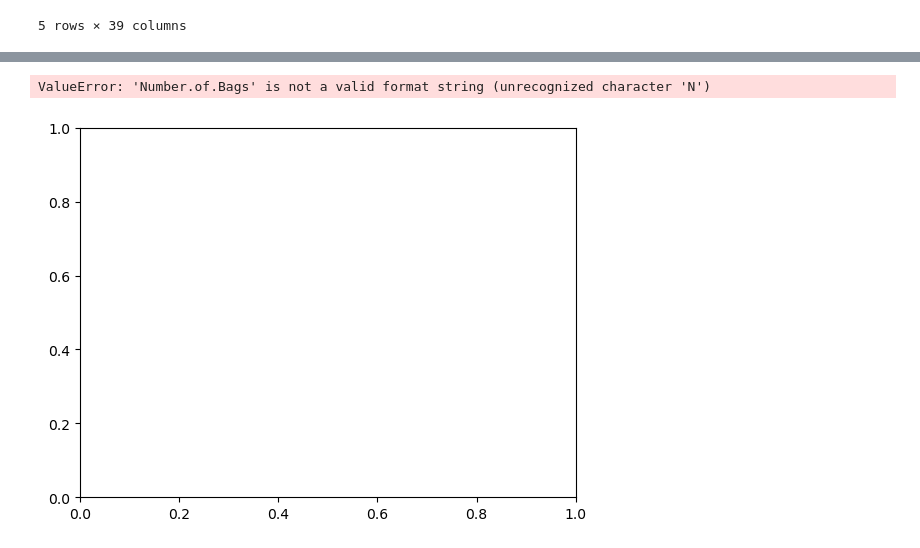
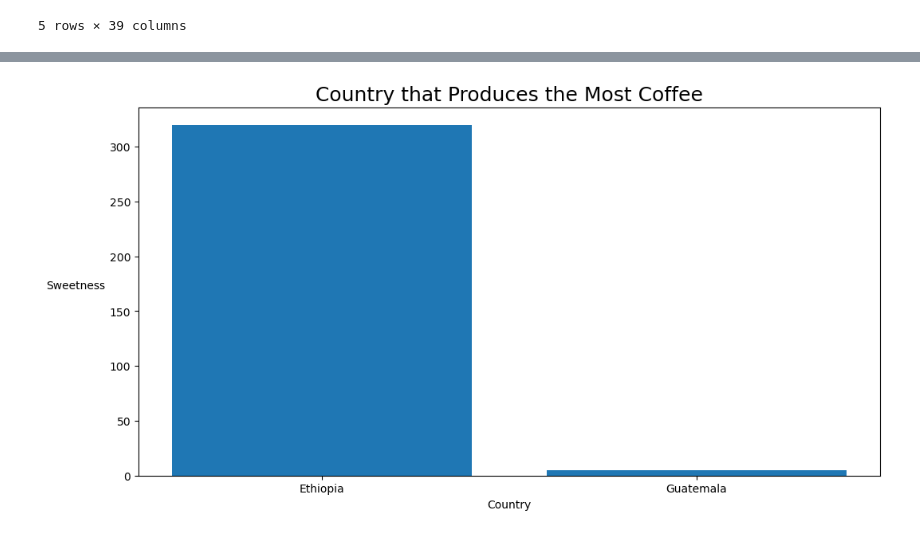
Before and after one commit to ghughes2001/GA-Final_Project, a Jupyter notebook: FINAL-Reading-Analyzing-Data.ipynb, the cells around one changed output, grey strips where cells are left out. Cells and saved outputs as stored; diff of their text form; code cells hidden in the pictures.

Commit message:
added one graph

```diff
--- a/FINAL-Reading-Analyzing-Data.ipynb
+++ b/FINAL-Reading-Analyzing-Data.ipynb
@@ -81,10 +81,14 @@ coffee_data.describe()
 import matplotlib.pyplot as plt
 # %%
-plt.plot("Country.of.Origin", "Number.of.Bags");
+plt.figure(figsize = (12, 6))
+
+plt.bar(coffee_data["Country.of.Origin"], coffee_data["Number.of.Bags"]);
 
 # Add labels.
+plt.title("Country that Produces the Most Coffee", size = 18)
 plt.xlabel("Country", size = 10);
-plt.ylabel("Amount Produce", size = 10, rotation = 0, ha = "right");
+plt.ylabel("Sweetness", size = 10, rotation = 0, ha = "right");
+
+plt.show()
 # %% [output]
-ValueError: 'Number.of.Bags' is not a valid format string (unrecognized character 'N')
-[figure, old version]
+[figure, new version]
```
Also changed, not shown: parts of 3 cells of this notebook.
